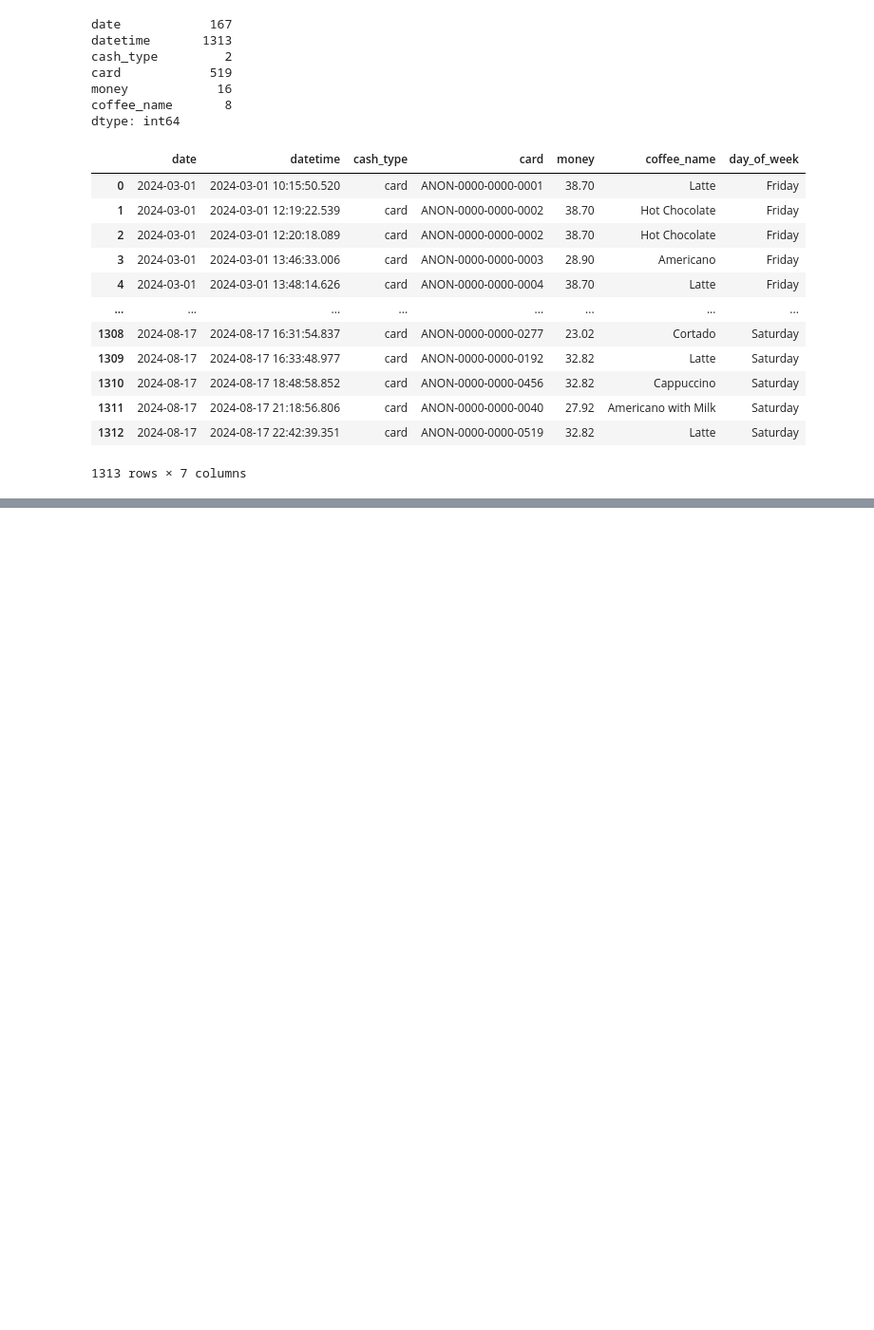
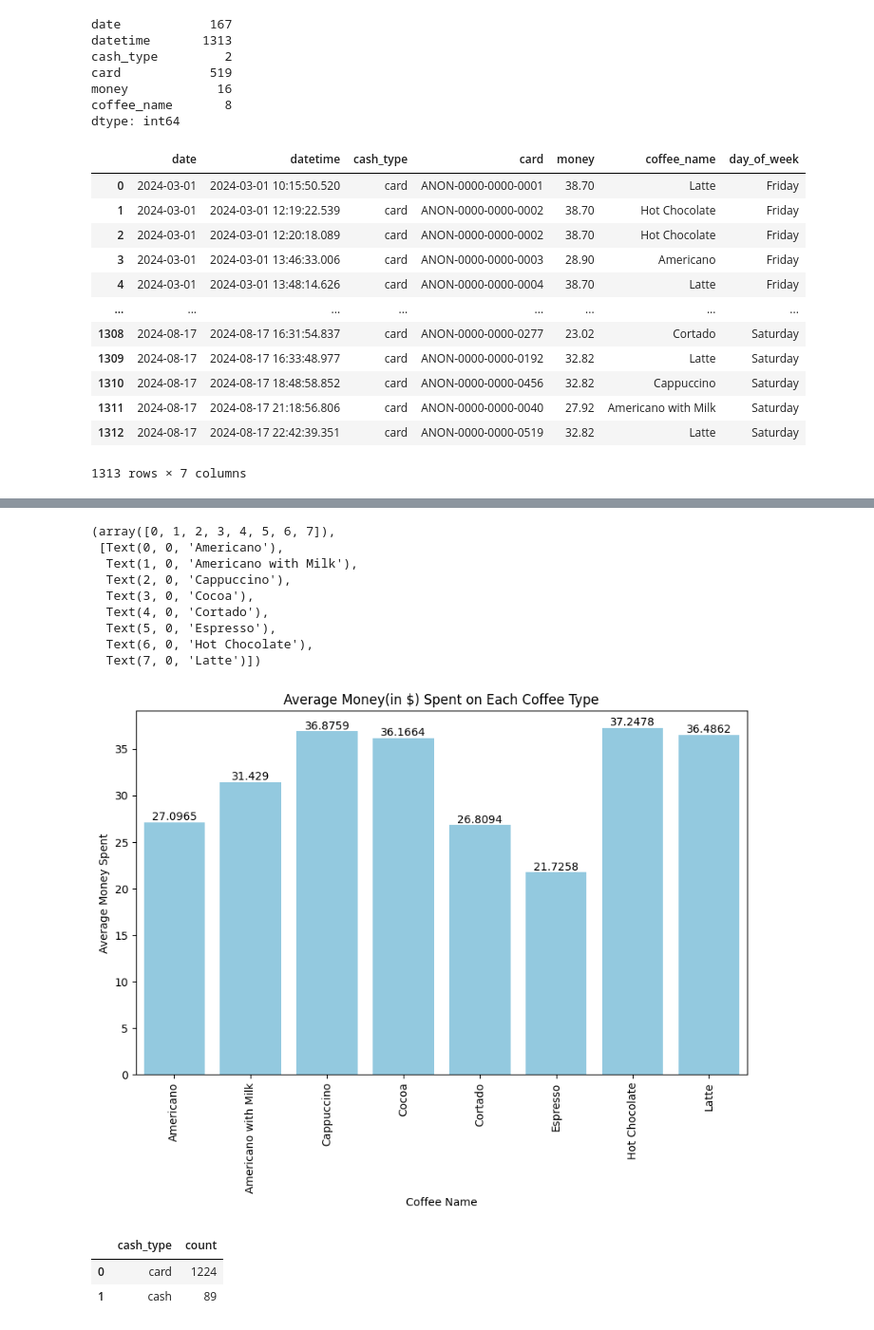
Before and after one commit to soham-bhagwat/Data-Analysis-EDA, a Jupyter notebook: coffee-sales-eda.ipynb, the cells around one changed output, grey strips where cells are left out. Shown: that part at 95% size. Saved outputs shown, nothing was run; the diff lists cells and outputs as text; code cells hidden in the pictures; blank space fills up the shorter version.

Commit message:
Kaggle Notebook | Coffee Sales EDA | Version 4

```diff
--- a/coffee-sales-eda.ipynb
+++ b/coffee-sales-eda.ipynb
@@ -79,0 +82,3 @@ df
+# %%
+avg_spent_coffee = df.groupby('coffee_name')['money'].mean().reset_index()
+avg_spent_coffee
@@ -79,0 +95,28 @@ df
+# %%
+import seaborn as sns
+import matplotlib.pyplot as plt
+plt.figure(figsize=(10, 6))
+ax = sns.barplot(data=avg_spent_coffee, x='coffee_name', y='money', color = 'skyblue')
+ax.bar_label(ax.containers[0], fontsize=10)
+plt.xlabel('Coffee Name')
+plt.ylabel('Average Money Spent')
+plt.title('Average Money(in $) Spent on Each Coffee Type')
+plt.xticks(rotation=90)
+# %% [output]
+(array([0, 1, 2, 3, 4, 5, 6, 7]),
+ [Text(0, 0, 'Americano'),
+  Text(1, 0, 'Americano with Milk'),
+  Text(2, 0, 'Cappuccino'),
+  Text(3, 0, 'Cocoa'),
+  Text(4, 0, 'Cortado'),
+  Text(5, 0, 'Espresso'),
+  Text(6, 0, 'Hot Chocolate'),
+  Text(7, 0, 'Latte')])
+[figure, added]
+# %%
+payment_types = df.groupby('cash_type').size().reset_index(name = 'count')
+payment_types
+# %% [output]
+|  | cash_type | count |
+| 0 | card | 1224 |
+| 1 | cash | 89 |
```
Also changed, not shown: parts of 5 cells of this notebook.
